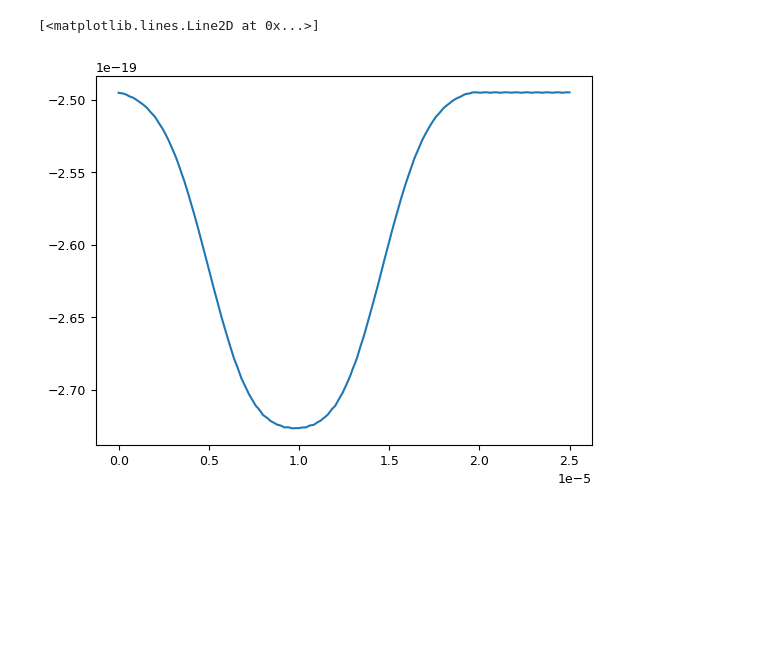
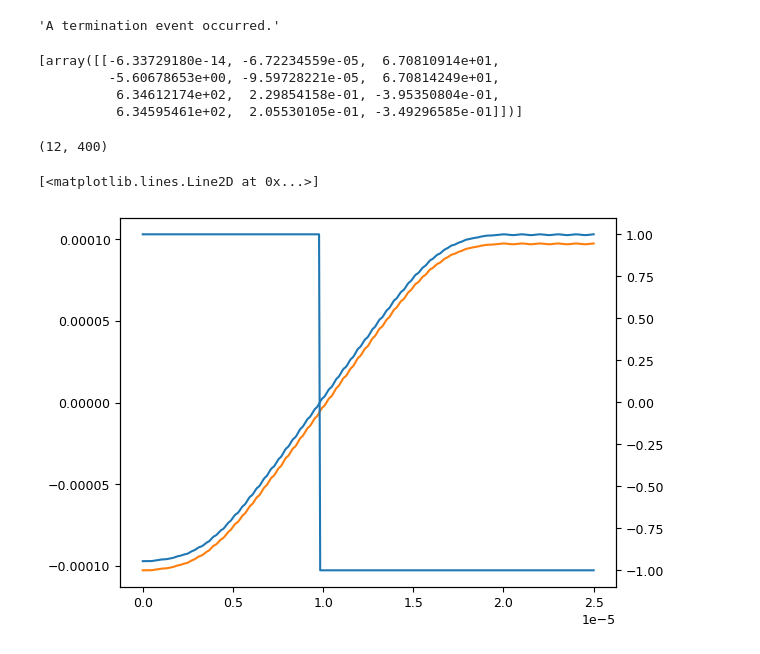
Before and after one commit to tiqi-group/pytrans-examples, a Jupyter notebook: examples/transport/waveform_simulate.ipynb, the cells around one changed output. Cells and saved outputs as stored; diff of their text form; code cells hidden in the pictures; blank space fills up the shorter version.

```diff
--- a/examples/transport/waveform_simulate.ipynb
+++ b/examples/transport/waveform_simulate.ipynb
@@ -57,5 +72,47 @@ plt.plot(sim.t, sim.y[len(x0):].T)
-# %%
-plt.plot(sim.t, sim.energy)
-# %% [output]
-[<matplotlib.lines.Line2D at 0x...>]
-[figure, removed]
+# %%
+sim3d.message
+# %% [output]
+'A termination event occurred.'
+# %%
+sim3d.y_events
+# %% [output]
+[array([[-6.33729180e-14, -6.72234559e-05,  6.70810914e+01,
+         -5.60678653e+00, -9.59728221e-05,  6.70814249e+01,
+          6.34612174e+02,  2.29854158e-01, -3.95350804e-01,
+          6.34595461e+02,  2.05530105e-01, -3.49296585e-01]])]
+# %%
+sim3d.y.shape
+# %% [output]
+(12, 400)
+# %%
+y = sim3d.y[:, 0]
+y.shape
+
+N, d = 2, 3
+x = y[:N * d]
+# %%
+bounds = [(-200e-6, 0), (-10e-6, 10e-6), (trap.z0 - 10e-6, trap.z0 + 10e-6)]
+# %%
+_x0 = 1e-6
+b0 = np.tile([b[0] / _x0 for b in bounds], N)
+b1 = np.tile([b[1] / _x0 for b in bounds], N)
+
+def term(x):
+    return 1 if np.all(np.bitwise_and(x >= b0, x <= b1)) else -1
+# %%
+terminate = []
+for j in range(sim3d.y.shape[1]):
+    y = sim3d.y[:, j]
+
+    N, d = 2, 3
+    x = y[:N * d]
+
+    _t = term(x)
+    terminate.append(_t)
+# %%
+plt.plot(t, sim3d.x[:, :, 0])
+ax2 = plt.gca().twinx()
+ax2.plot(t, terminate)
+# %% [output]
+[<matplotlib.lines.Line2D at 0x...>]
+[figure, added]
```
Also changed, not shown: parts of 8 cells of this notebook.
